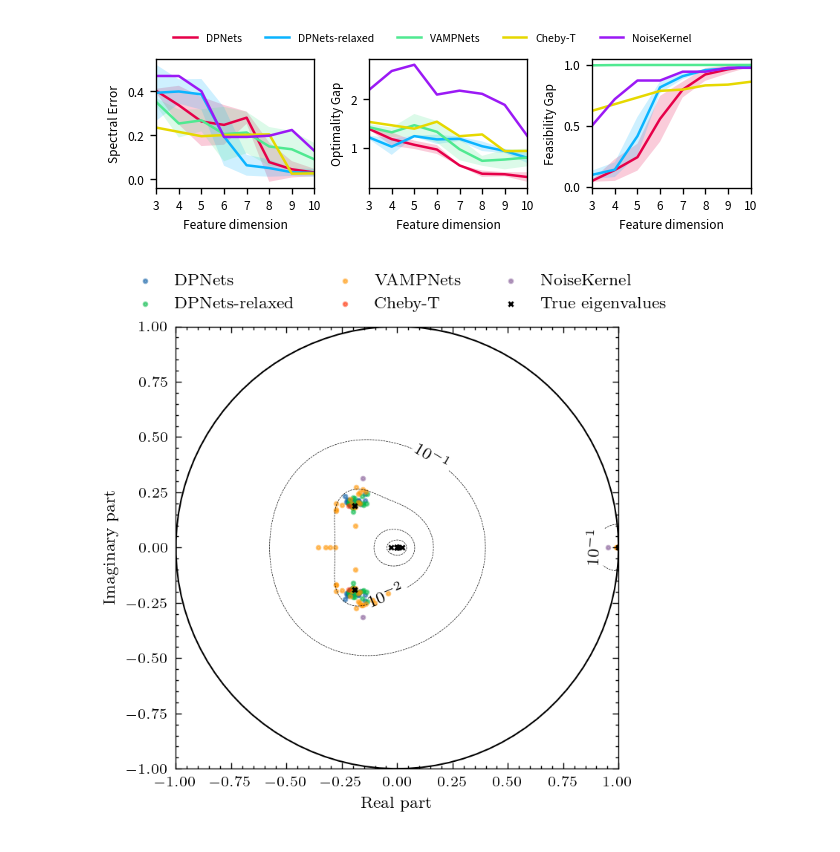
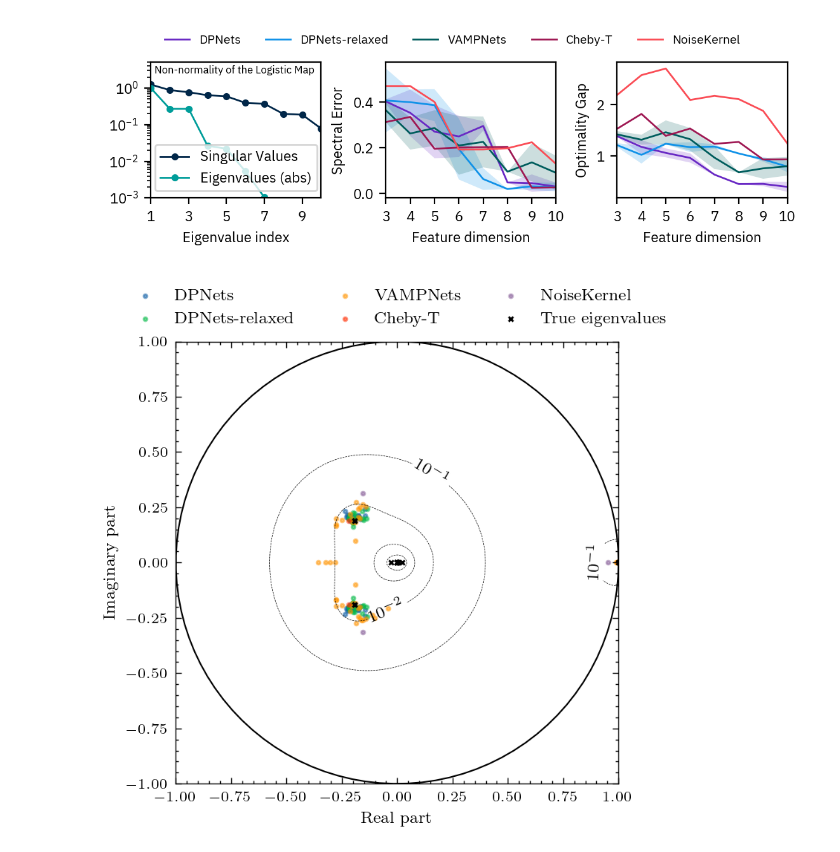
Before and after one commit to pietronvll/DPNets, a Jupyter notebook: logistic_map/analysis.ipynb, the cells around one changed output. Saved outputs shown, nothing was run; the diff lists cells and outputs as text; code cells hidden in the pictures.

Commit message:
Additional results for the Logistic Map

```diff
--- a/logistic_map/analysis.ipynb
+++ b/logistic_map/analysis.ipynb
@@ -144,27 +144,40 @@ def figsize(wratio = 1, width_to_height = 3/2, text_width_pt = 397):
     return (w,h)
 # %%
 fig, axes = plt.subplots(1, 3, figsize = figsize(width_to_height=9/2.5), layout="constrained")
-metric_name = ['Spectral Error', 'Optimality Gap', 'Feasibility Gap']
-metric_stub = ['hausdorff-distance', 'optimality-gap', 'feasibility-gap']
+metric_name = ['Spectral Error', 'Optimality Gap']
+metric_stub = ['hausdorff-distance', 'optimality-gap']
+
+
+ax = axes[0]
+ax.plot(np.arange(1, 22), logistic.svals(), '.-', color=styling.palettes['categorical_light'][-3], label= 'Singular Values')
+ax.plot(np.arange(1, 22), np.abs(logistic.eig()), '.-', color=styling.palettes['categorical_light'][-4], label = 'Eigenvalues (abs)')
+ax.set_yscale('log')
+ax.set_xlabel("Eigenvalue index")
+ax.set_ylim(1e-3, 5)
+ax.set_xlim(1, 10)
+ax.set_xticks([1, 3, 5, 7, 9])
+ax.legend(loc='lower center')
+ax.text(0.02, 0.98, "Non-normality of the Logistic Map", transform=ax.transAxes, ha='left', va='top', fontsize=6)
+
 
 for model_name in model_order:
     x = reports[model_name]['feature_dim']
     for ax_idx, series in enumerate(metric_stub):
-        ax = axes[ax_idx]
+        ax = axes[ax_idx + 1]
         y = reports[model_name][series]
         dy = reports[model_name].get(series+"_std", 0)
         ax.plot(x, y, label=model_name)
         ax.fill_between(x, y - dy, y + dy, alpha=0.2)
         ax.set_xlabel("Feature dimension")
         ax.set_ylabel(metric_name[ax_idx])
         ax.set_xmargin(0)
         ax.set_xticks(np.arange(3, 11))
 
-handles, labels = axes[0].get_legend_handles_labels()
+handles, labels = axes[1].get_legend_handles_labels()
 fig.legend(handles, labels, frameon=False, loc='lower center', bbox_to_anchor=(0, 1, 1, 0), ncol=5, fontsize=7)
-fig.savefig("figures/report.png")
+fig.savefig('figures/logistic_featuredim.pdf', bbox_inches='tight', dpi=300)
 # %% [output]
-[figure, old version]
+[figure, new version]
 # %%
 from pseudopy import NonnormalMeshgrid
 import scipy.integrate
```
Also changed, not shown: parts of 2 cells of this notebook, 4 other files.
